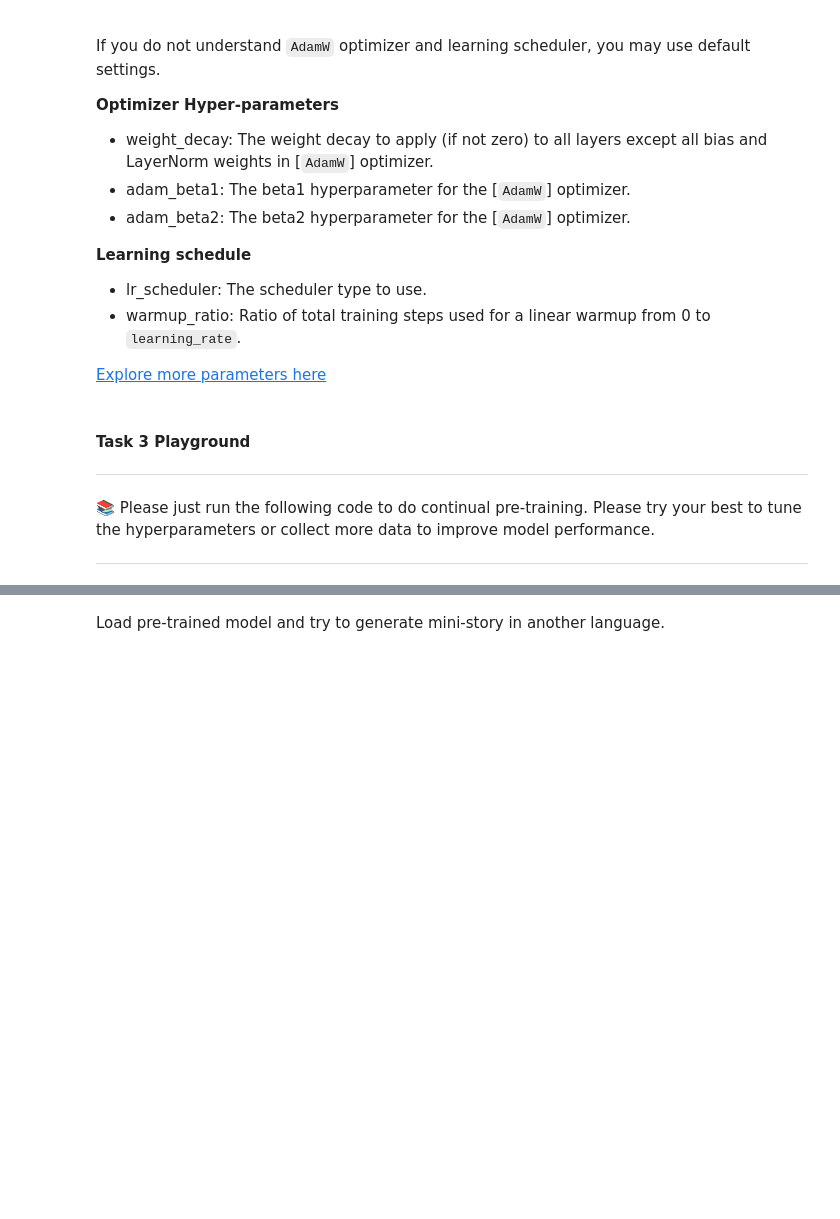
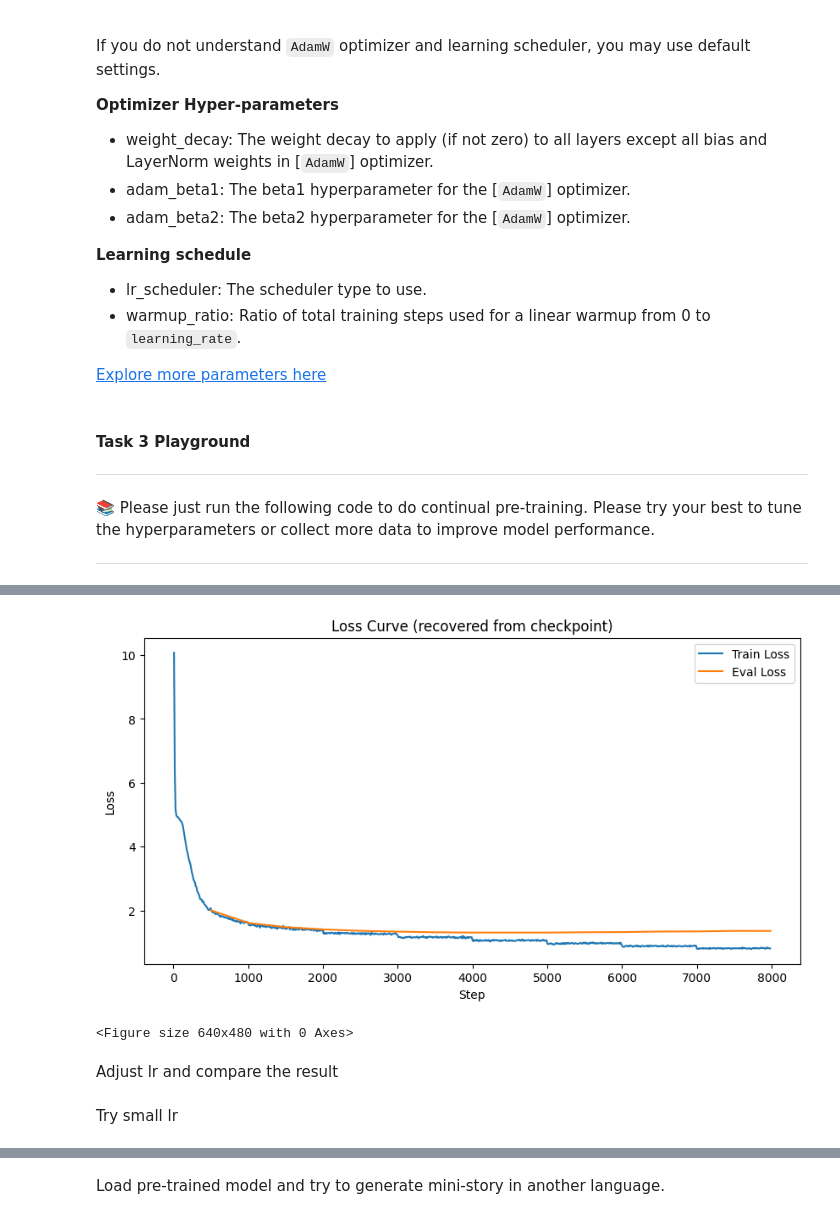
Before and after one commit to Sandoleathy/CISC7021-Applied-NLP-Assignment1, a Jupyter notebook: Tiny Llama-2.ipynb, the cells around one changed output, grey strips where cells are left out. Cells and saved outputs as stored; diff of their text form; code cells hidden in the pictures; blank space fills up the shorter version.

```diff
--- a/Tiny Llama-2.ipynb
+++ b/Tiny Llama-2.ipynb
@@ -931,3 +904,40 @@ If you do not understand `AdamW` optimizer and learning scheduler, you may use d
 📚 Please just run the following code to do continual pre-training. Please try your best to tune the hyperparameters or collect more data to improve model performance.
 
 ---
+# %%
+import json
+def draw_loss_curve(checkpoint_path, name="loss_curve"):
+
+    with open(f"{checkpoint_path}/trainer_state.json", "r") as f:
+        state = json.load(f)
+
+    log_history = state["log_history"]
+
+    train_steps = []
+    train_losses = []
+    eval_steps = []
+    eval_losses = []
+
+    for log in log_history:
+        if "loss" in log:
+            train_steps.append(log["step"])
+            train_losses.append(log["loss"])
+        if "eval_loss" in log:
+            eval_steps.append(log["step"])
+            eval_losses.append(log["eval_loss"])
+
+    plt.figure(figsize=(10, 5))
+    plt.plot(train_steps, train_losses, label="Train Loss")
+    plt.plot(eval_steps, eval_losses, label="Eval Loss")
+    plt.xlabel("Step")
+    plt.ylabel("Loss")
+    plt.legend()
+    plt.title("Loss Curve (recovered from checkpoint)")
+    plt.show()
+    plt.savefig(f"figs/{name}_loss_curve")
+
+    # plt.plot(eval_steps, eval_losses, label="Eval Loss")
+    # plt.ylabel("Loss")
+    # plt.legend()
+    # plt.title("Loss Curve (recovered from checkpoint)")
+    # plt.show()
@@ -1000,0 +1026,9 @@ TrainOutput(global_step=2000, training_loss=1.7592032198905945, metrics={'train_
+# %%
+draw_loss_curve("models/llama-42m-zh-fairytales/checkpoint-7984", "zh_default")
+# %% [output]
+[figure, added]
+<Figure size 640x480 with 0 Axes>
+# %% [markdown]
+Adjust lr and compare the result
+# %% [markdown]
+Try small lr
```
Also changed, not shown: parts of 65 cells of this notebook, 3 other files.
